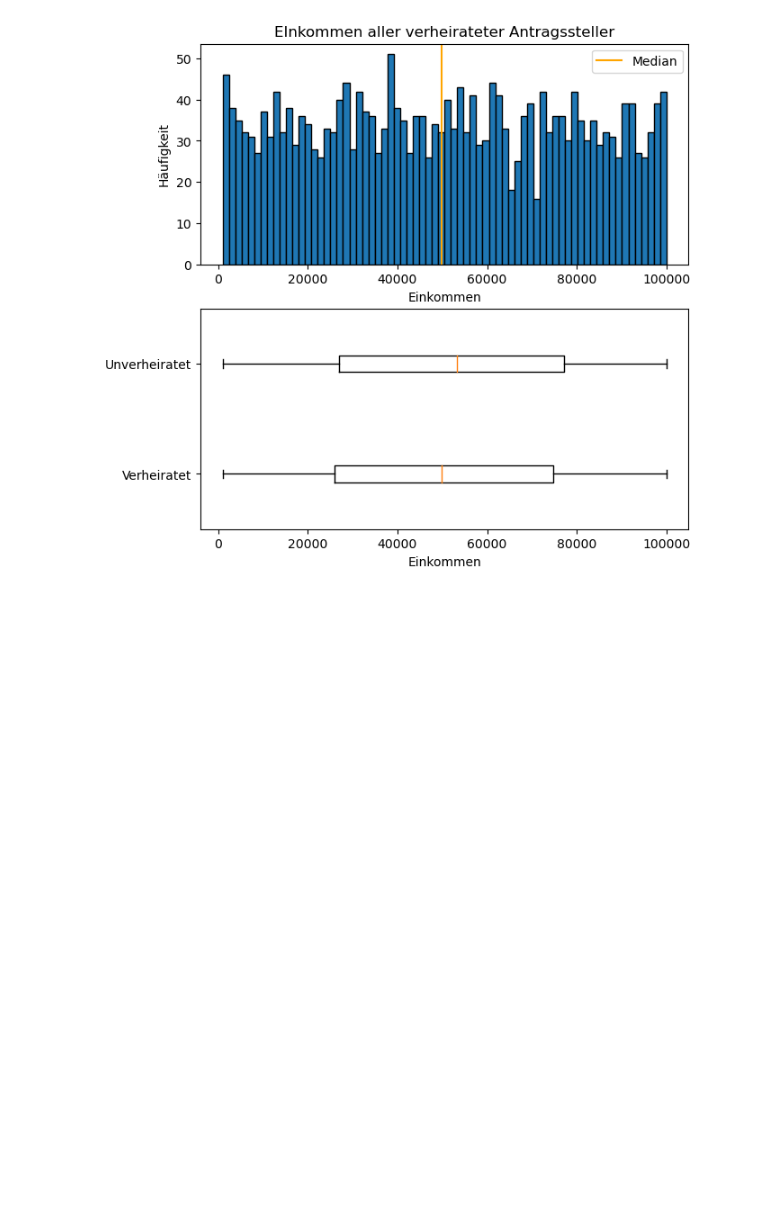
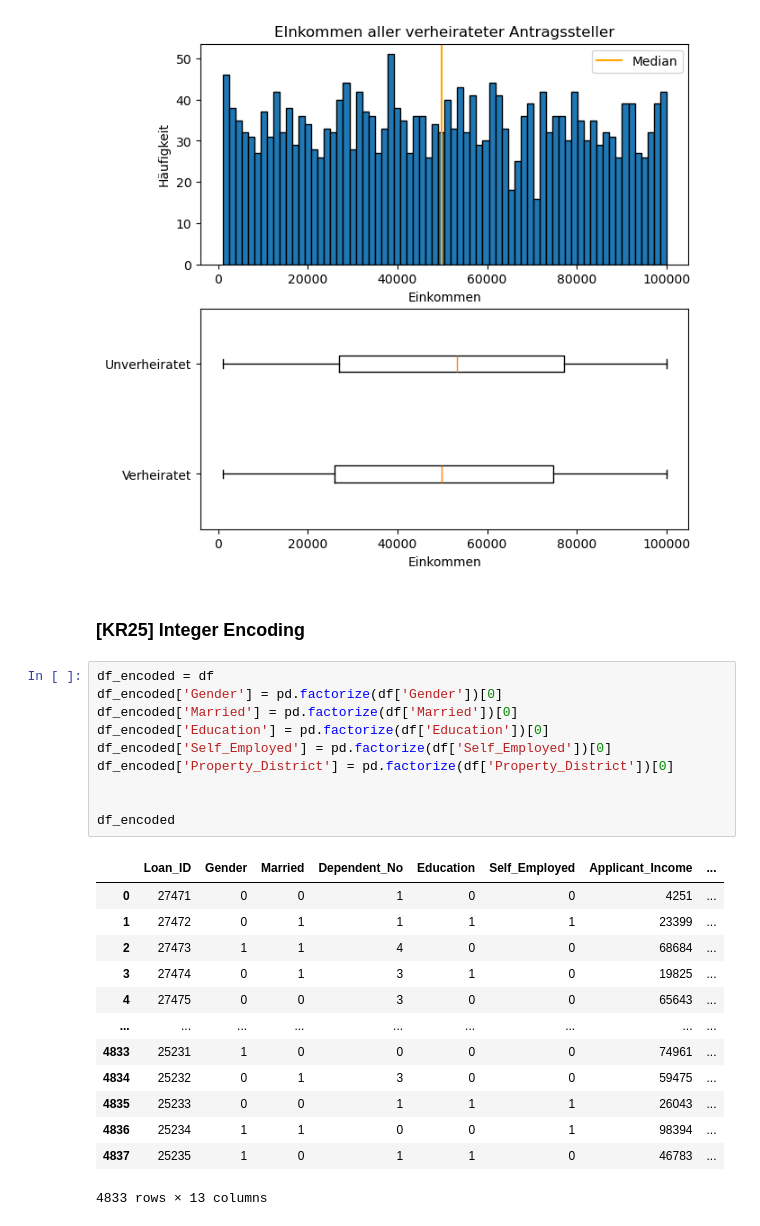
Before and after one commit to GoetzEli/Data-Visualisation-Kredit, a Jupyter notebook: combined_kredit.ipynb, the cells around one changed output. Cells and saved outputs as stored; diff of their text form; blank space fills up the shorter version.

```diff
--- a/combined_kredit.ipynb
+++ b/combined_kredit.ipynb
@@ -668,3 +668,29 @@ ax[1].set_xlabel("Einkommen")
 plt.show()
 # %% [output]
 [figure]
+# %% [markdown]
+### [KR25] Integer Encoding
+# %%
+df_encoded = df
+df_encoded['Gender'] = pd.factorize(df['Gender'])[0]
+df_encoded['Married'] = pd.factorize(df['Married'])[0]
+df_encoded['Education'] = pd.factorize(df['Education'])[0]
+df_encoded['Self_Employed'] = pd.factorize(df['Self_Employed'])[0]
+df_encoded['Property_District'] = pd.factorize(df['Property_District'])[0]
+
+
+df_encoded
+# %% [output]
+|  | Loan_ID | Gender | Married | Dependent_No | Education | Self_Employed | Applicant_Income | ... |
+| 0 | 27471 | 0 | 0 | 1 | 0 | 0 | 4251 | ... |
+| 1 | 27472 | 0 | 1 | 1 | 1 | 1 | 23399 | ... |
+| 2 | 27473 | 1 | 1 | 4 | 0 | 0 | 68684 | ... |
+| 3 | 27474 | 0 | 1 | 3 | 1 | 0 | 19825 | ... |
+| 4 | 27475 | 0 | 0 | 3 | 0 | 0 | 65643 | ... |
+| ... | ... | ... | ... | ... | ... | ... | ... | ... |
+| 4833 | 25231 | 1 | 0 | 0 | 0 | 0 | 74961 | ... |
+| 4834 | 25232 | 0 | 1 | 3 | 0 | 0 | 59475 | ... |
+| 4835 | 25233 | 0 | 0 | 1 | 1 | 1 | 26043 | ... |
+| 4836 | 25234 | 1 | 1 | 0 | 0 | 1 | 98394 | ... |
+| 4837 | 25235 | 1 | 0 | 1 | 1 | 0 | 46783 | ... |
+4833 rows × 13 columns
```
Also changed, not shown: parts of 16 cells of this notebook.
